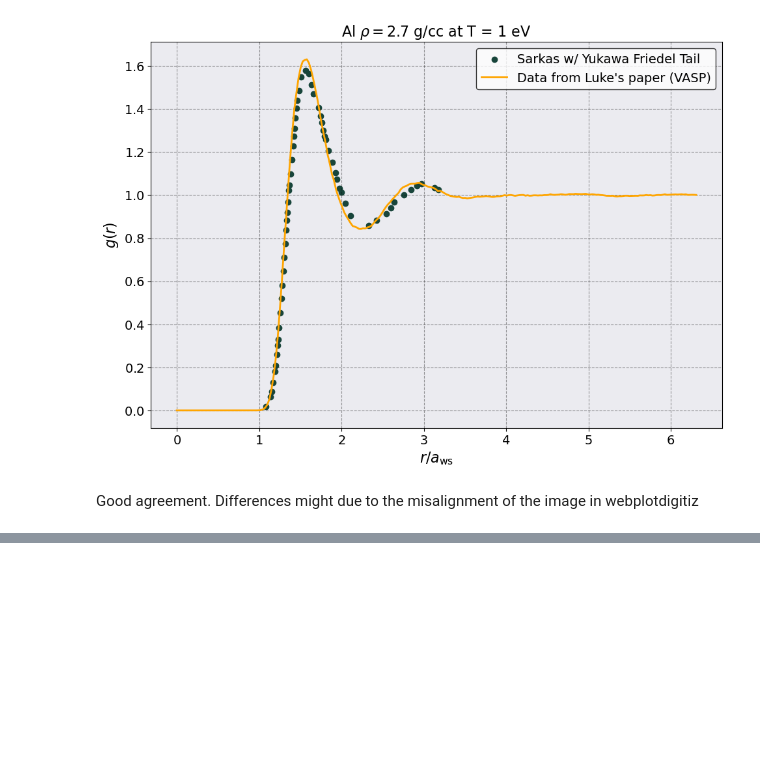
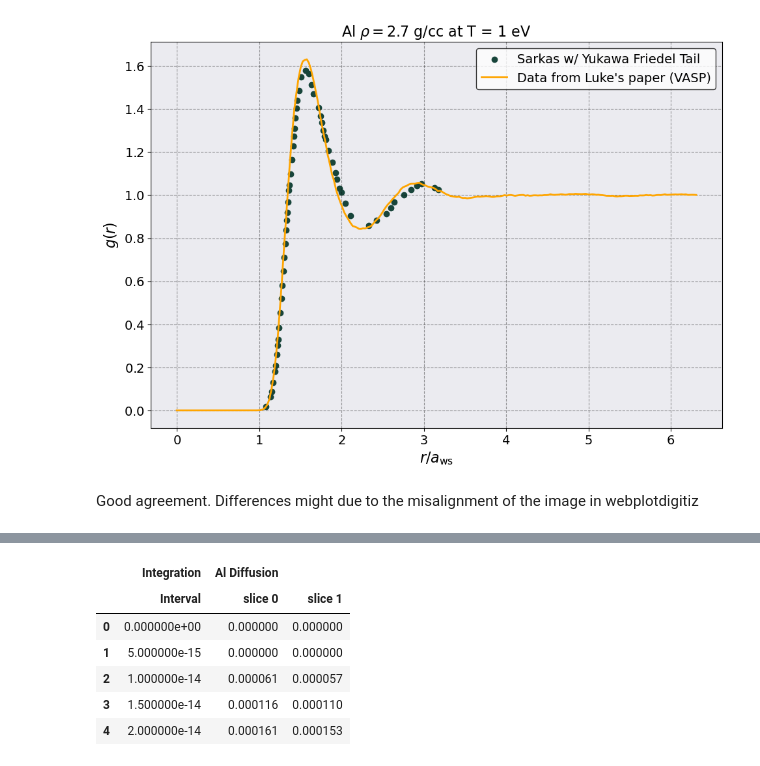
Before and after one commit to lucianogsilvestri/sarkas, a Jupyter notebook: docs/examples/YukawaFriedelTail/YFT_Tutorial.ipynb, the cells around one changed output, grey strips where cells are left out. Cells and saved outputs as stored; diff of their text form; code cells hidden in the pictures; blank space fills up the shorter version.

```diff
--- a/docs/examples/YukawaFriedelTail/YFT_Tutorial.ipynb
+++ b/docs/examples/YukawaFriedelTail/YFT_Tutorial.ipynb
@@ -189,0 +182,10 @@ Good agreement. Differences might due to the misalignment of the image in webplo
+# %%
+diff.dataframe_slices.head()
+# %% [output]
+|  | Integration | Al Diffusion |  |
+|  | Interval | slice 0 | slice 1 |
+| 0 | 0.000000e+00 | 0.000000 | 0.000000 |
+| 1 | 5.000000e-15 | 0.000000 | 0.000000 |
+| 2 | 1.000000e-14 | 0.000061 | 0.000057 |
+| 3 | 1.500000e-14 | 0.000116 | 0.000110 |
+| 4 | 2.000000e-14 | 0.000161 | 0.000153 |
```
Also changed, not shown: parts of 7 cells of this notebook, 1 other file.
